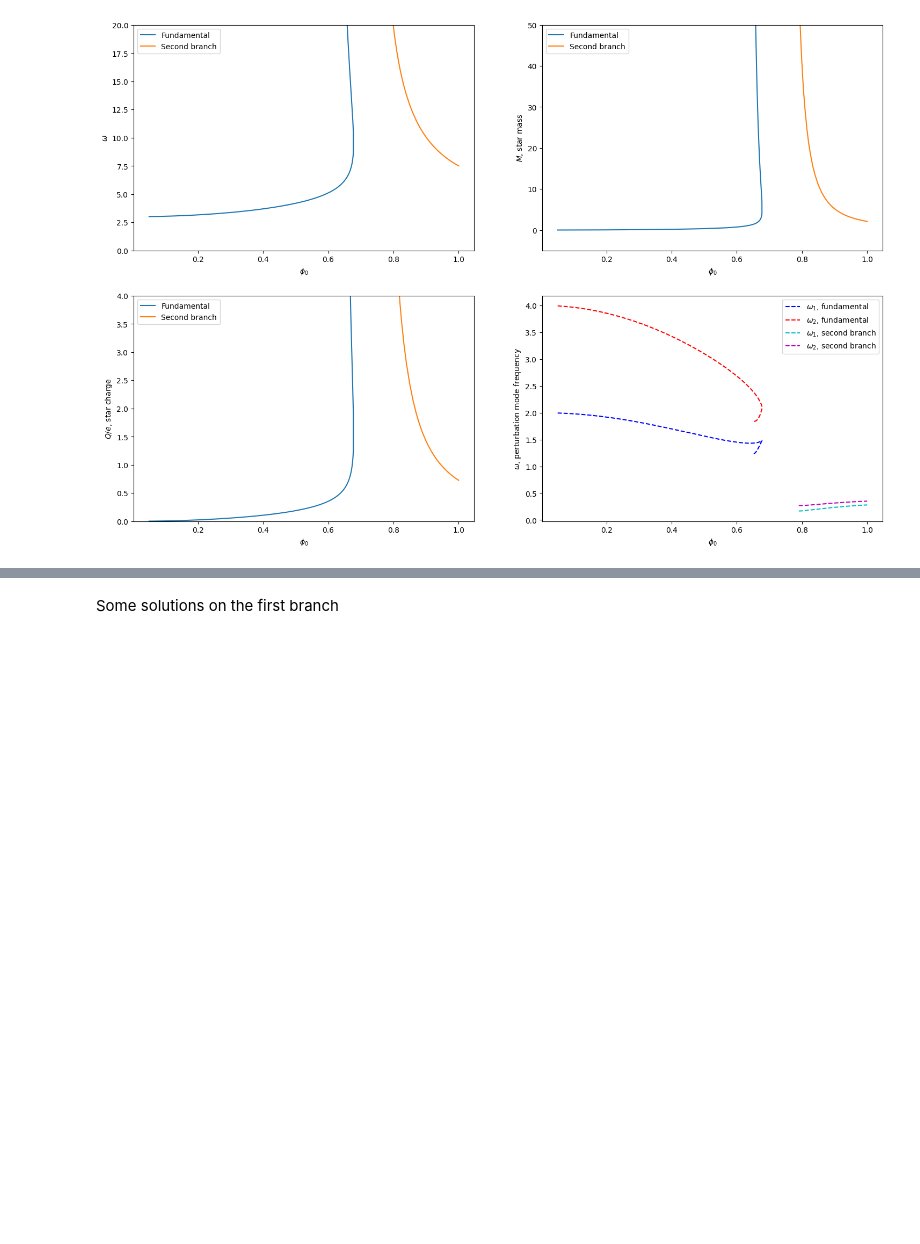
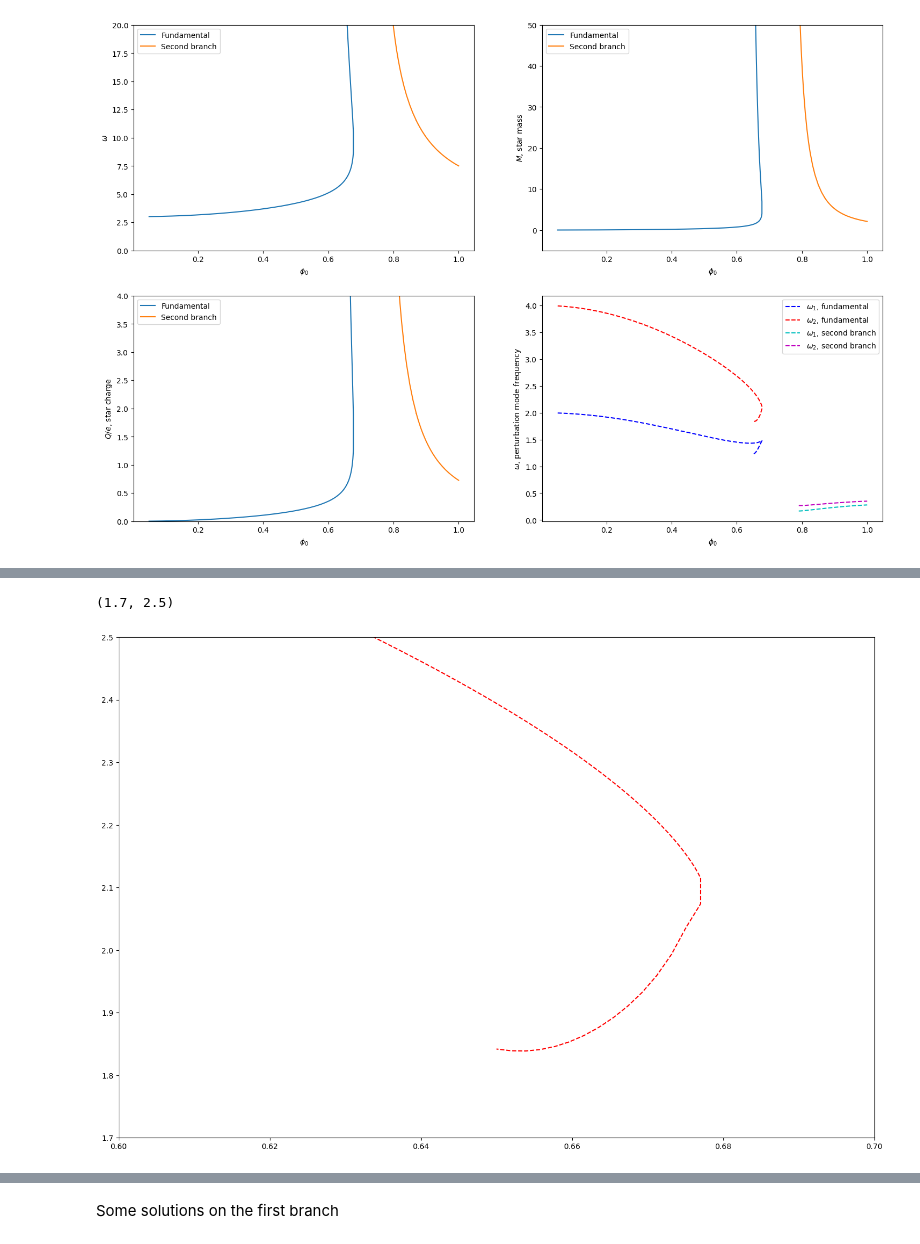
Before and after one commit to sukhovn/AdS_BS_shooting, a Jupyter notebook: BoseStar.ipynb, the cells around one changed output, grey strips where cells are left out. Drawn from its saved outputs; the diff is of its cells as text; code cells hidden in the pictures; blank space fills up the shorter version.

```diff
--- a/BoseStar.ipynb
+++ b/BoseStar.ipynb
@@ -998,0 +1019,11 @@ plt.show()
+# %%
+fig = plt.figure(figsize=(18,12))
+# plt.plot(zero_branch_phi, np.sqrt(zero_branch_frequency_values[:,0]), 'b--', label='$\\omega_1$, fundamental')
+plt.plot(zero_branch_phi, np.sqrt(zero_branch_frequency_values[:,1]), 'r--', label='$\\omega_2$, fundamental')
+# plt.plot(tracer_one.phi0_values, np.sqrt(tracer_one.frequency_values[:,0]), 'c--', label='$\\omega_1$, second branch')
+plt.plot(tracer_one.phi0_values, np.sqrt(tracer_one.frequency_values[:,1]), 'm--', label='$\\omega_2$, second branch')
+plt.xlim(0.6,0.7)
+plt.ylim(1.7, 2.5)
+# %% [output]
+(1.7, 2.5)
+[figure, added]
```
Also changed, not shown: parts of 24 cells of this notebook, 8 other files.
